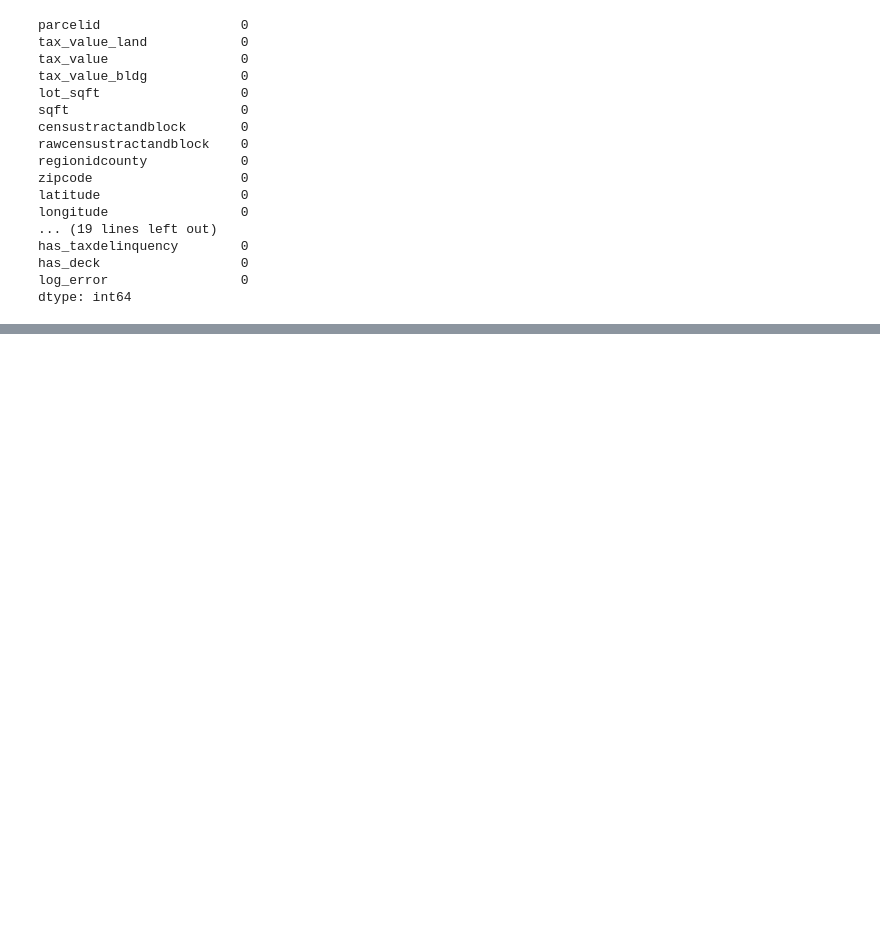
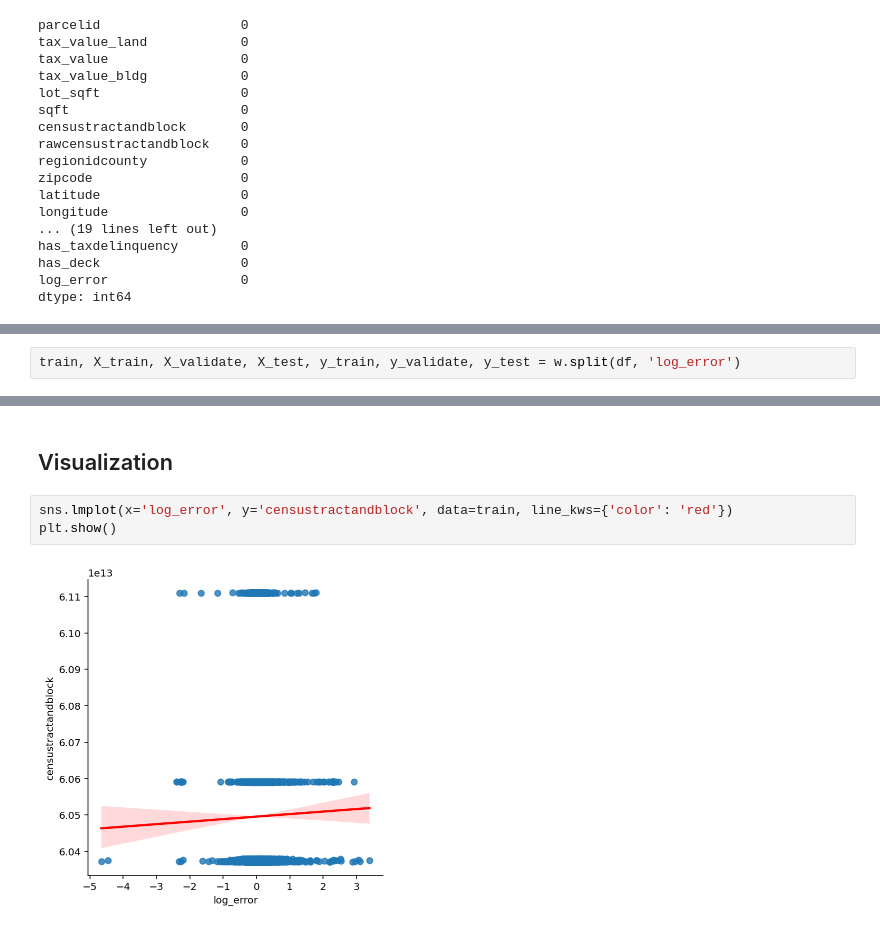
Before and after one commit to Codeup-Justin-Evans-Yvette-Ibarra/project_zillow_team, a Jupyter notebook: Justin_Draft.ipynb, the cells around one changed output, grey strips where cells are left out. Saved outputs shown, nothing was run; the diff lists cells and outputs as text; blank space fills up the shorter version.

```diff
--- a/Justin_Draft.ipynb
+++ b/Justin_Draft.ipynb
@@ -102,0 +240,2 @@ Index(['parcelid', 'bedrooms', 'bathrooms', 'calculatedbathnbr', 'fullbathcnt',
+# %%
+train, X_train, X_validate, X_test, y_train, y_validate, y_test = w.split(df, 'log_error')
@@ -102,0 +327,7 @@ Index(['parcelid', 'bedrooms', 'bathrooms', 'calculatedbathnbr', 'fullbathcnt',
+# %% [markdown]
+## Visualization
+# %%
+sns.lmplot(x='log_error', y='censustractandblock', data=train, line_kws={'color': 'red'})
+plt.show()
+# %% [output]
+[figure, added]
```
Also changed, not shown: parts of 32 cells of this notebook, 3 other files.
